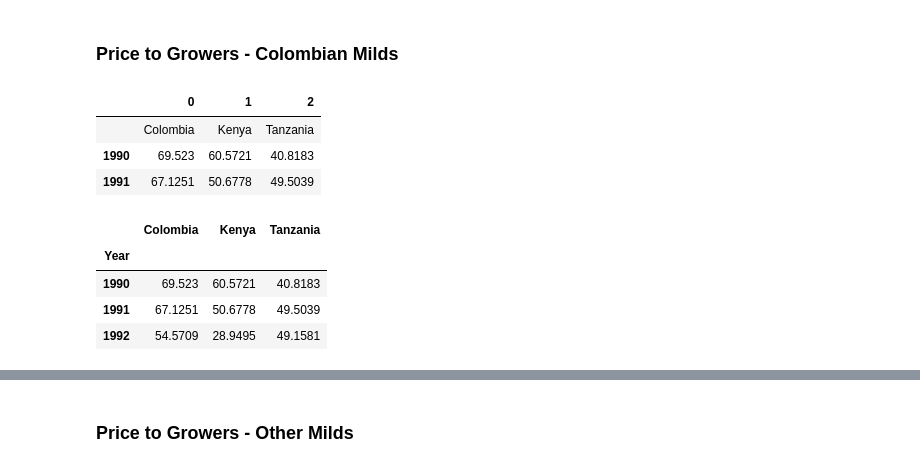
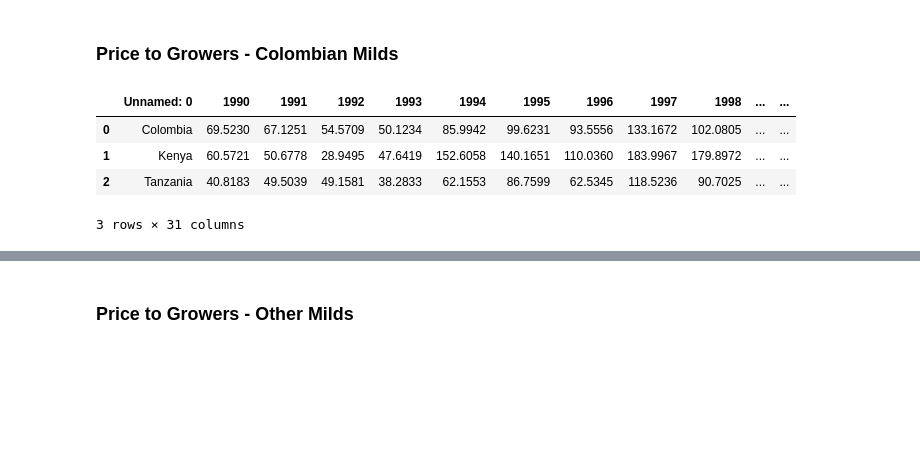
Before and after one commit to nikoelvambuena95/coffee, a Jupyter notebook: coffee.ipynb, the cells around one changed output, grey strips where cells are left out. Drawn from its saved outputs; the diff is of its cells as text; code cells hidden in the pictures; blank space fills up the shorter version.

```diff
--- a/coffee.ipynb
+++ b/coffee.ipynb
@@ -78,27 +84,12 @@ resetHead_df.head(3)
 # %% [markdown]
 ### Price to Growers - Colombian Milds
 # %%
+# Read CSV
 df = pd.read_csv('resources/priceGrowers_colombianMilds.csv')
+df
+# %% [output]
+|  | Unnamed: 0 | 1990 | 1991 | 1992 | 1993 | 1994 | 1995 | 1996 | 1997 | 1998 | ... | ... |
+| 0 | Colombia | 69.5230 | 67.1251 | 54.5709 | 50.1234 | 85.9942 | 99.6231 | 93.5556 | 133.1672 | 102.0805 | ... | ... |
+| 1 | Kenya | 60.5721 | 50.6778 | 28.9495 | 47.6419 | 152.6058 | 140.1651 | 110.0360 | 183.9967 | 179.8972 | ... | ... |
+| 2 | Tanzania | 40.8183 | 49.5039 | 49.1581 | 38.2833 | 62.1553 | 86.7599 | 62.5345 | 118.5236 | 90.7025 | ... | ... |
+3 rows × 31 columns
-# %%
-# Transpose row and columns
-transposed_df = df.T
-transposed_df = transposed_df.rename(index={"Unnamed: 0":""})
-transposed_df.head(3)
-# %% [output]
-|  | 0 | 1 | 2 |
-|  | Colombia | Kenya | Tanzania |
-| 1990 | 69.523 | 60.5721 | 40.8183 |
-| 1991 | 67.1251 | 50.6778 | 49.5039 |
-# %%
-# Reset header columns
-header_row = ""
-transposed_df.columns = transposed_df.loc[header_row]
-resetHead_df = transposed_df.drop(header_row)
-resetHead_df.index.name = "Year"
-resetHead_df.head(3)
-# %% [output]
-|  | Colombia | Kenya | Tanzania |
-| Year |  |  |  |
-| 1990 | 69.523 | 60.5721 | 40.8183 |
-| 1991 | 67.1251 | 50.6778 | 49.5039 |
-| 1992 | 54.5709 | 28.9495 | 49.1581 |
```
Also changed, not shown: parts of 14 cells of this notebook.
